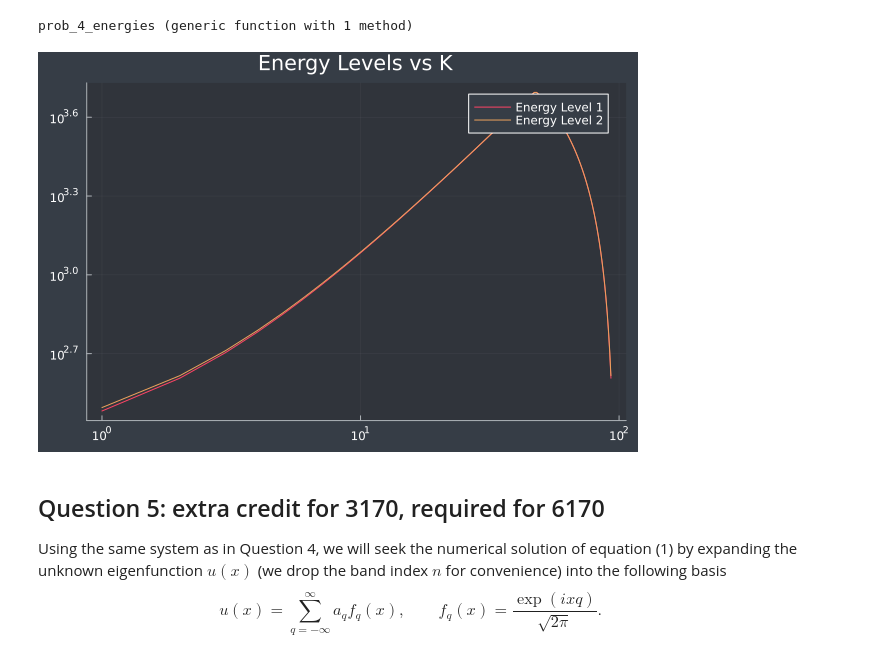
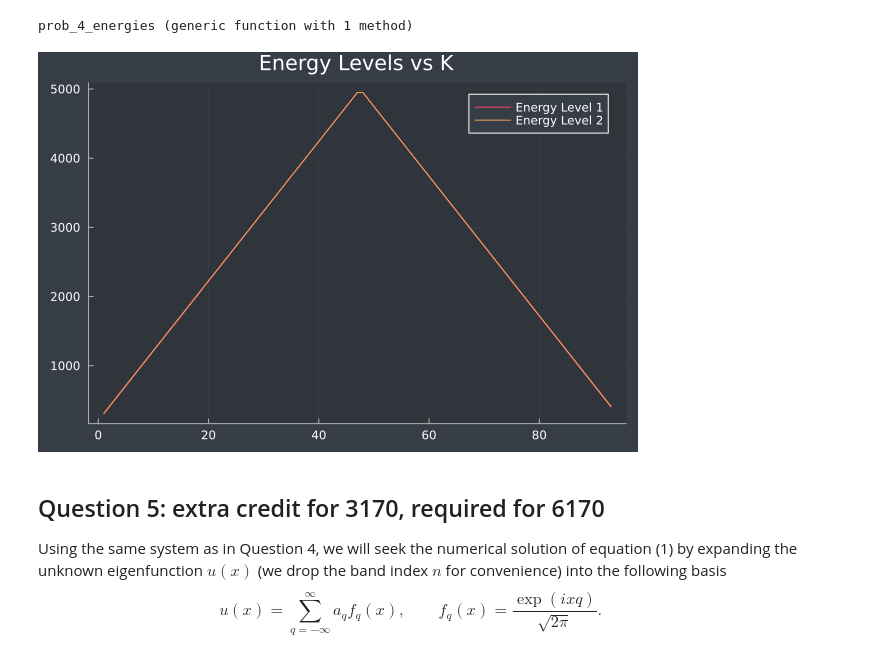
Before and after one commit to jloch206/Comp_Phys_Lochner, a Jupyter notebook: Homework3.ipynb, the cells around one changed output. Saved outputs shown, nothing was run; the diff lists cells and outputs as text; code cells hidden in the pictures.

```diff
--- a/Homework3.ipynb
+++ b/Homework3.ipynb
@@ -341,16 +341,16 @@ function prob_4_energies(U::Function,a::Real,b::Real,N::Real,k::Real)
         1    => - var1 * ones(N-1),
         N-1  => var1 * ones(1),
         -N+1 => - var1 * ones(1) )
-        -
+        +
         diagm(
         -1   => var2 * ones(N-1),
         0    => 0 * ones(N),
         1   => - var2 * ones(N-1),
         N-1  => var2 * ones(1),
         -N+1 => - var2 * ones(1) )
-        .+cos.(x[t]))
+        )
         end
-        hamiltonian += diagm(U.(x)) .+(k^2)/2
+        hamiltonian += diagm(U.(x))
     return eigvals(hamiltonian)
     end
 # %% [output]
@@ -371,11 +371,11 @@ end
 # %%
 ## Plotting
 theme(:dark)
 using Plots
-plot(lev1[4:96],label="Energy Level 1",title="Energy Levels vs K",xscale=:log10,yscale=:log10)
+plot(lev1[4:96],label="Energy Level 1",title="Energy Levels vs K")
 plot!(lev2[4:96],label="Energy Level 2")
 # %% [output]
-[figure, old version]
+[figure, new version]
 # %% [markdown]
 ## Question 5: extra credit for 3170, required for 6170
 
```
